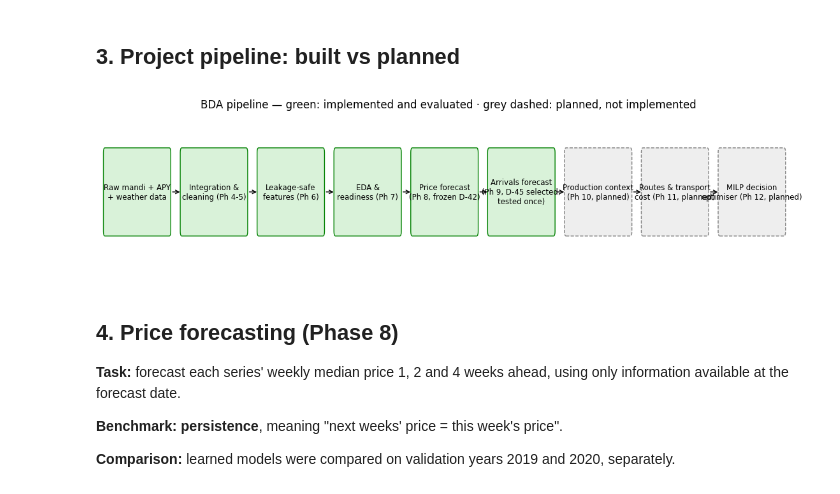
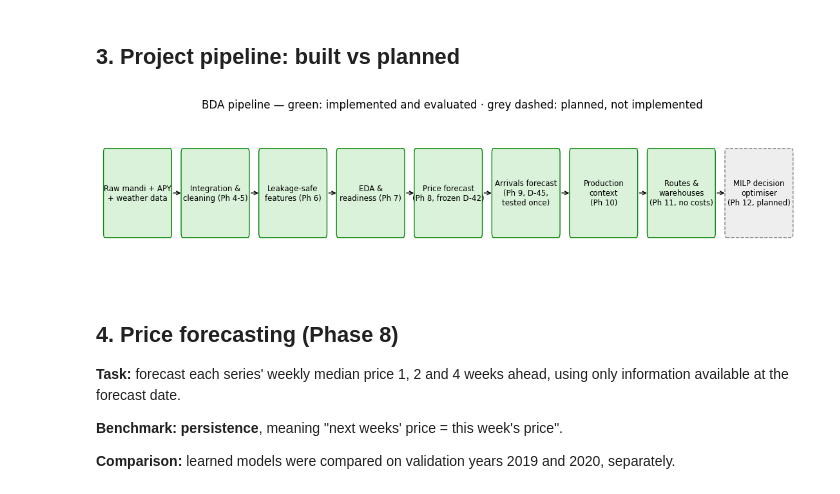
Before and after one commit to akshat12bhardwaj/BDA, a Jupyter notebook: Notebooks/Overview_00_Project_Demonstration.ipynb, the cells around one changed output. Cells and saved outputs as stored; diff of their text form; code cells hidden in the pictures.

```diff
--- a/Notebooks/BDA_Project_Demonstration.ipynb
+++ b/Notebooks/Overview_00_Project_Demonstration.ipynb
@@ -115,22 +117,22 @@ fig.tight_layout(); plt.show()
 # %%
 # Workflow diagram: green = implemented and evaluated, grey dashed = planned (not implemented)
 steps = [("Raw mandi + APY\n+ weather data", True), ("Integration &\ncleaning (Ph 4-5)", True),
          ("Leakage-safe\nfeatures (Ph 6)", True), ("EDA &\nreadiness (Ph 7)", True),
-         ("Price forecast\n(Ph 8, frozen D-42)", True), ("Arrivals forecast\n(Ph 9, D-45 selected,\ntested once)", True),
-         ("Production context\n(Ph 10, planned)", False), ("Routes & transport\ncost (Ph 11, planned)", False),
-         ("MILP decision\noptimiser (Ph 12, planned)", False)]
+         ("Price forecast\n(Ph 8, frozen D-42)", True), ("Arrivals forecast\n(Ph 9, D-45,\ntested once)", True),
+         ("Production\ncontext\n(Ph 10)", True), ("Routes &\nwarehouses\n(Ph 11, no costs)", True),
+         ("MILP decision\noptimiser\n(Ph 12, planned)", False)]
 fig, ax = plt.subplots(figsize=(14, 3.2)); ax.axis("off"); ax.set_xlim(0, len(steps) * 1.55); ax.set_ylim(0, 1)
 for i, (label, built) in enumerate(steps):
     x = i * 1.55
     ax.add_patch(FancyBboxPatch((x + 0.05, 0.25), 1.3, 0.5, boxstyle="round,pad=0.03",
                                 fc="#d9f2d9" if built else "#eeeeee", ec="green" if built else "grey", ls="-" if built else "--"))
     ax.text(x + 0.7, 0.5, label, ha="center", va="center", fontsize=8.5)
     if i < len(steps) - 1:
         ax.annotate("", xy=(x + 1.6, 0.5), xytext=(x + 1.38, 0.5), arrowprops=dict(arrowstyle="->"))
 ax.set_title("BDA pipeline — green: implemented and evaluated · grey dashed: planned, not implemented")
 plt.show()
 # %% [output]
-[figure, old version]
+[figure, new version]
 # %% [markdown]
 ## 4. Price forecasting (Phase 8)
 
```
Also changed, not shown: parts of 5 cells of this notebook, 26 other files.
